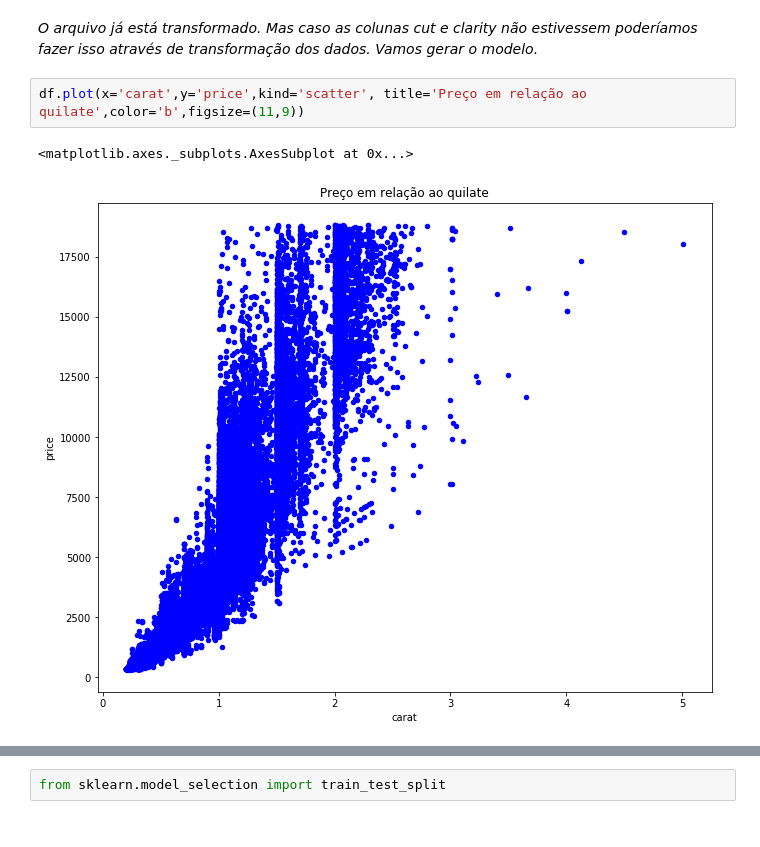
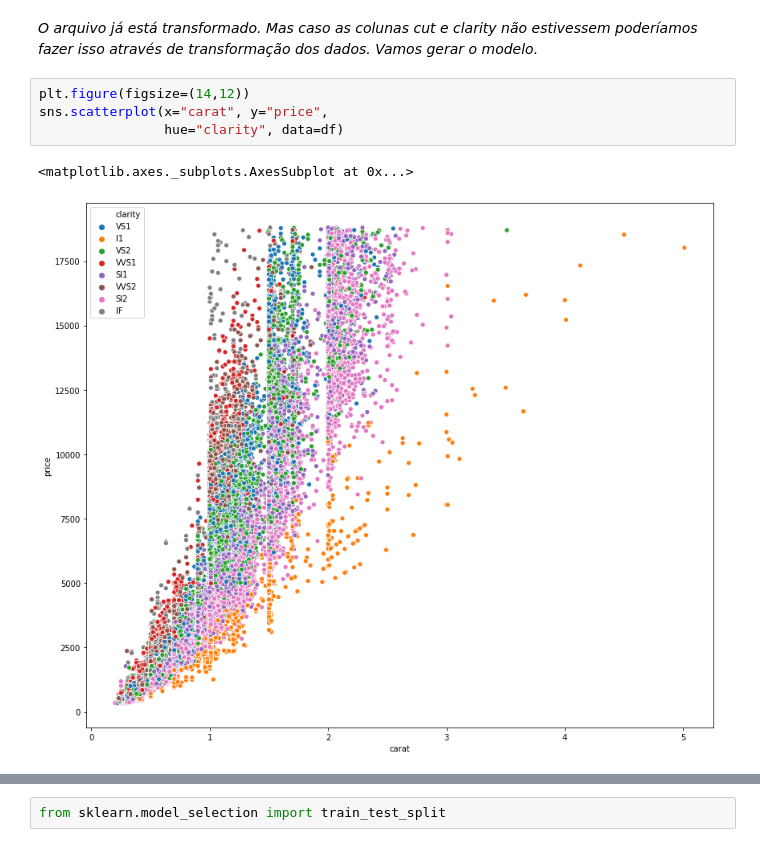
Before and after one commit to felipesembay/Udacity, a Jupyter notebook: Projeto1_Regressao_Linear/Diamonds.ipynb, the cells around one changed output, grey strips where cells are left out. Cells and saved outputs as stored; diff of their text form.

```diff
--- a/Projeto1_Regressao_Linear/Diamonds.ipynb
+++ b/Projeto1_Regressao_Linear/Diamonds.ipynb
@@ -53,8 +63,10 @@ df
 50000 rows × 6 columns
 # %% [markdown]
 <i> O arquivo já está transformado. Mas caso as colunas cut e clarity não estivessem poderíamos fazer isso através de transformação dos dados. Vamos gerar o modelo.
-# %%
-df.plot(x='carat',y='price',kind='scatter', title='Preço em relação ao quilate',color='b',figsize=(11,9))
-# %% [output]
-<matplotlib.axes._subplots.AxesSubplot at 0x...>
-[figure, removed]
+# %%
+plt.figure(figsize=(14,12))
+sns.scatterplot(x="carat", y="price",
+                hue="clarity", data=df)
+# %% [output]
+<matplotlib.axes._subplots.AxesSubplot at 0x...>
+[figure, added]
```
Also changed, not shown: parts of 9 cells of this notebook, 7 other files.
